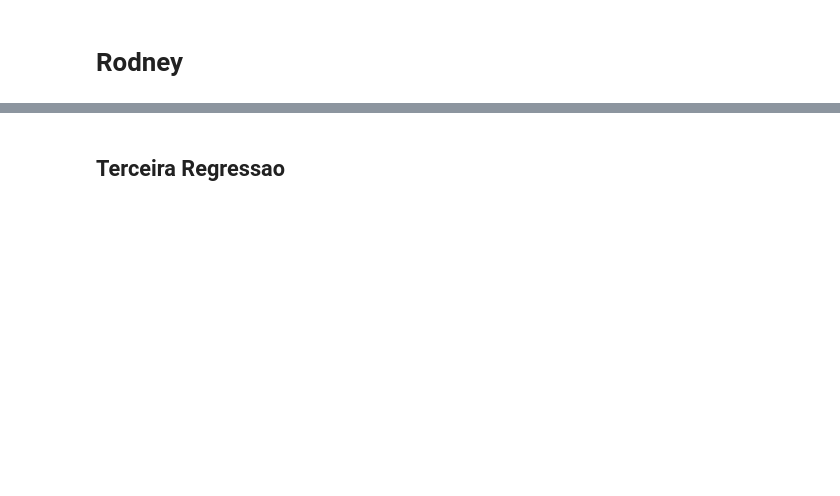
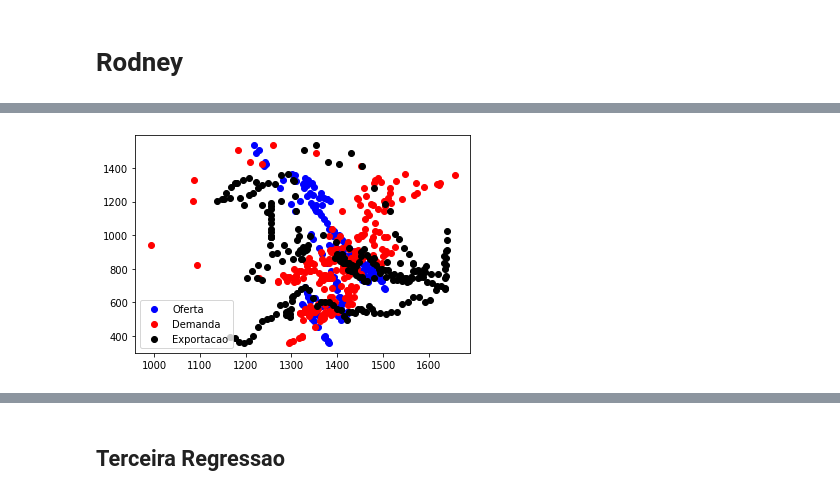
Before and after one commit to fkfouri/vegetable_oil_mkt, a Jupyter notebook: mkt/__2SLS_vegetable_oil-COMM5_4.ipynb, the cells around one changed output, grey strips where cells are left out. Drawn from its saved outputs; the diff is of its cells as text; code cells hidden in the pictures; blank space fills up the shorter version.

```diff
--- a/mkt/__2SLS_vegetable_oil-COMM5_4.ipynb
+++ b/mkt/__2SLS_vegetable_oil-COMM5_4.ipynb
@@ -1152,26 +1290,28 @@ df_temp
 # %%
 import matplotlib.pyplot as plt
 import numpy as np
 
 # plt.style.use('_mpl-gallery')
 
 # make data
 x = df_temp['D_exports']
 y = df_temp['D_price']
 
 # plot
 fig, ax = plt.subplots()
 
 ax.scatter(d.predict(), df_temp['D_price'], label='Oferta', color='b')
 ax.scatter(o.predict(), df_temp['D_price'], label='Demanda', color='r')
 
-# ax.scatter(df_temp['D_exports'], df_temp['D_price'], label='Exportacao', color='k')
+ax.scatter(df_temp['D_exports'], df_temp['D_price'], label='Exportacao', color='k')
 
 # ax.set(xlim=(0, 8), xticks=np.arange(1, 8),
 #        ylim=(0, 8), yticks=np.arange(1, 8))
 
 plt.legend()
 plt.show()
+# %% [output]
+[figure, added]
 # %%
 import seaborn as sns
 
```
Also changed, not shown: parts of 45 cells of this notebook, 14 other files.
